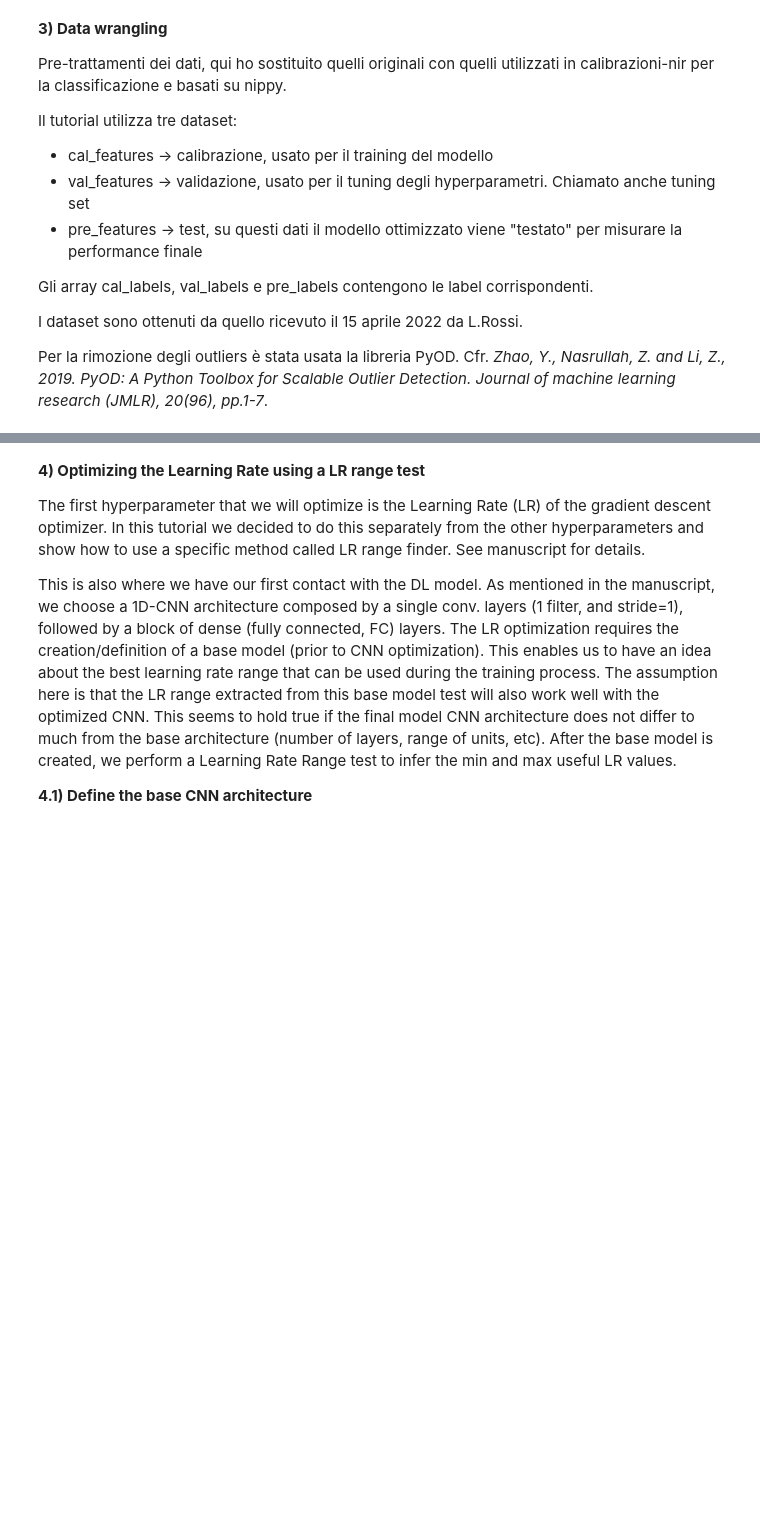
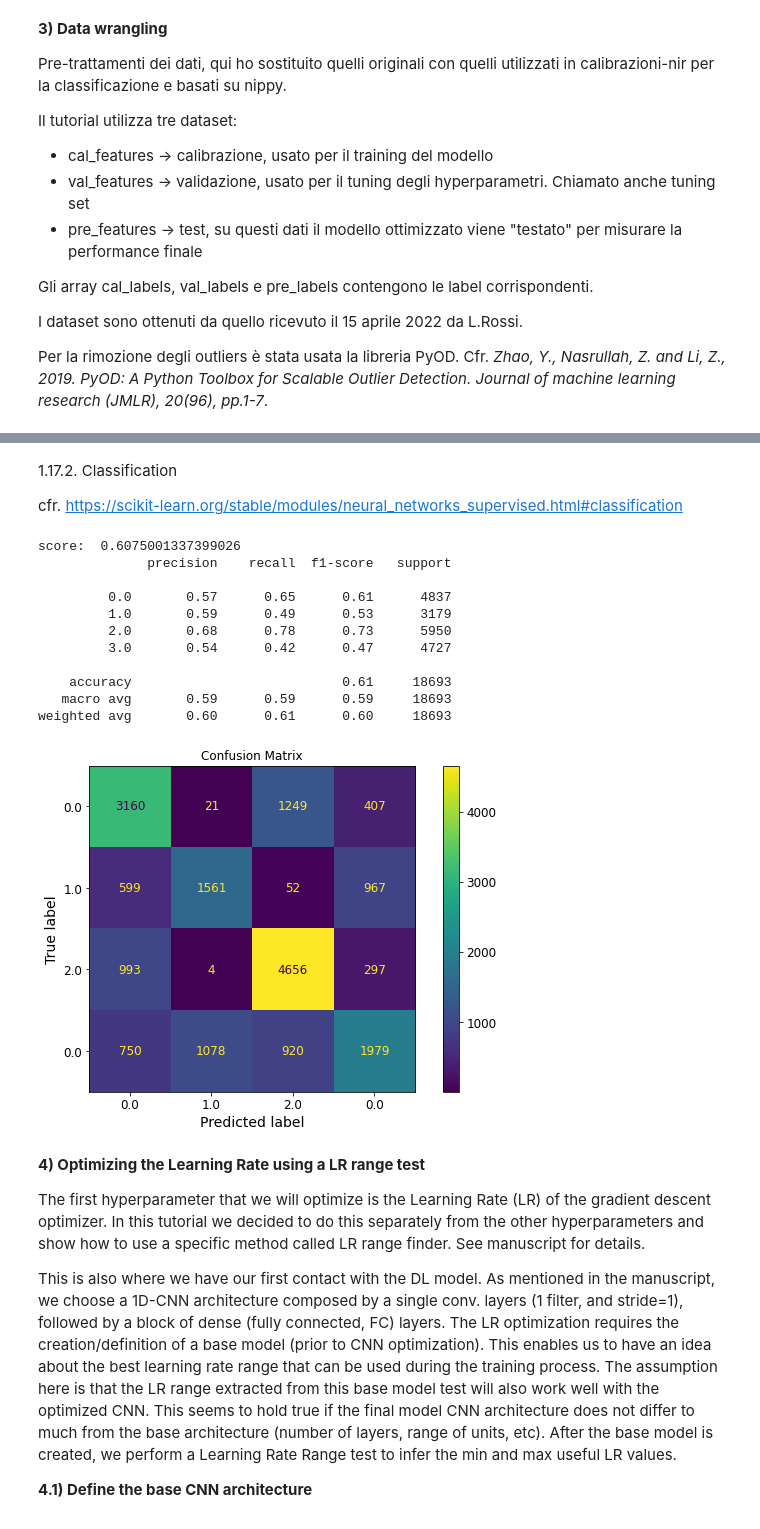
Before and after one commit to giustinod/nir-data, a Jupyter notebook: CNN_optimization_for_classification.ipynb, the cells around one changed output, grey strips where cells are left out. Cells and saved outputs as stored; diff of their text form; code cells hidden in the pictures; blank space fills up the shorter version.

```diff
--- a/CNN_optimization_for_classification.ipynb
+++ b/CNN_optimization_for_classification.ipynb
@@ -854,0 +895,28 @@ True
+# %%
+import pandas as pd
+import numpy as np
+import matplotlib.pyplot as plt
+from sklearn import datasets
+from sklearn import model_selection
+from sklearn import linear_model
+from sklearn import metrics
+
+"""
+lm = linear_model.LogisticRegression(multi_class='ovr', solver='liblinear')
+print('x_cal_scaled_col: ', cal_features1.shape)
+print('y_cal: ', cal_labels.shape)
+lm.fit(cal_features1, cal_labels)
+score = lm.score(val_features1, val_labels)
+"""
+cl.fit(cal_features1, cal_labels.astype(int))
+score = cl.score(val_features1, val_labels.astype(int))
+print('score: ', score)
+
+#Creating matplotlib axes object to assign figuresize and figure title
+# fig, ax = plt.subplots(figsize=(10, 6))
+# ax.set_title('Confusion Matrix')
+
+# disp = metrics.plot_confusion_matrix(cl, val_features1, val_labels, display_labels = val_labels, ax = ax)
+# disp.confusion_matrix
+
+print(metrics.classification_report(val_labels, cl.predict(val_features1)))
@@ -855,3 +941,37 @@ True
+# %% [markdown]
+1.17.2. Classification
+
+cfr. https://scikit-learn.org/stable/modules/neural_networks_supervised.html#classification
+# %%
+from sklearn import metrics
+from sklearn.neural_network import MLPClassifier
+
+clf = MLPClassifier(solver='lbfgs', alpha=1e-5, hidden_layer_sizes = (5, 2), random_state=1)
+clf.fit(cal_features1, cal_labels)
+score = clf.score(val_features1, val_labels)
+print('score: ', score)
+
+#Creating matplotlib axes object to assign figuresize and figure title
+fig, ax = plt.subplots(figsize=(10, 6))
+ax.set_title('Confusion Matrix')
+
+disp = metrics.plot_confusion_matrix(clf, val_features1, val_labels, display_labels = val_labels, ax = ax)
+disp.confusion_matrix
+
+print(metrics.classification_report(val_labels, clf.predict(val_features1)))
+# %% [output]
+score:  0.6075001337399026
+              precision    recall  f1-score   support
+
+         0.0       0.57      0.65      0.61      4837
+         1.0       0.59      0.49      0.53      3179
+         2.0       0.68      0.78      0.73      5950
+         3.0       0.54      0.42      0.47      4727
+
+    accuracy                           0.61     18693
+   macro avg       0.59      0.59      0.59     18693
+weighted avg       0.60      0.61      0.60     18693
+[figure, added]
 # %% [markdown]
 **4) Optimizing the Learning Rate using a LR range test**
 
```
Also changed, not shown: parts of 8 cells of this notebook.
